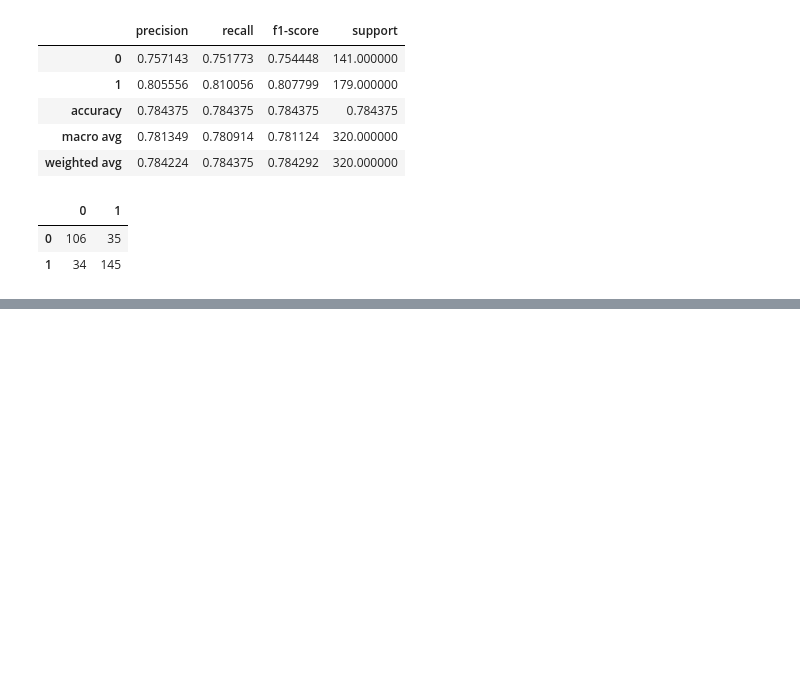
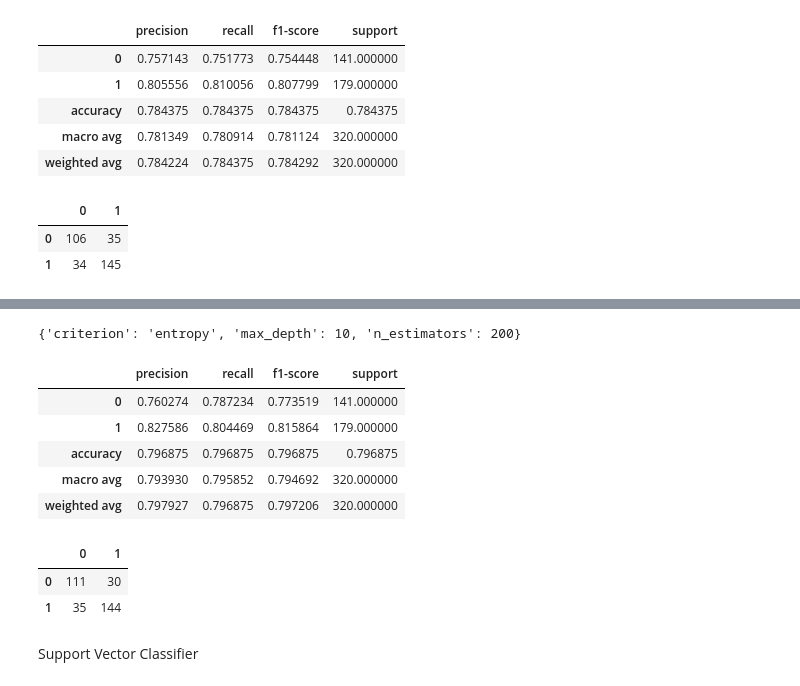
Before and after one commit to GustavoGil13/classifiers-red-wine-quality, a Jupyter notebook: classifiers.ipynb, the cells around one changed output, grey strips where cells are left out. Drawn from its saved outputs; the diff is of its cells as text; code cells hidden in the pictures; blank space fills up the shorter version.

```diff
--- a/classifiers.ipynb
+++ b/classifiers.ipynb
@@ -43,7 +43,7 @@ warnings.filterwarnings("ignore")
 # %%
 np.random.seed(42)
 
-save = False
+save = True
 sns.set_palette("muted")
 
 if save:
@@ -256,7 +256,9 @@ Models
 We are going to use sklearn's **GridSearchCV** to exhaustively search for the best parameters to tune our models
 # %%
 models_best_results = []
-cv = 10
+models_results = []
+cv = 5
+models_best_parameters = {}
 # %% [markdown]
 Logistic Regression
 # %%
@@ -265,0 +286,3 @@ y_pred = lr.predict(X_test)
+# %%
+gscv = GridSearchCV(estimator=lr, param_grid={"C": [0.1, 0.8, 0.9, 1, 1.1, 1.2, 1.3, 1.4]}, cv = cv, scoring = "accuracy", verbose = 3)
+gscv.fit(X_train, y_train)
@@ -266,3 +315,7 @@ y_pred = lr.predict(X_test)
+# %%
+lr = LogisticRegression(C = gscv.best_params_["C"], random_state = 42)
+lr.fit(X_train, y_train)
+y_pred = lr.predict(X_test)
 # %%
 report = classification_report(y_test, y_pred, output_dict=True)
 df_report = pd.DataFrame(report).transpose()
@@ -458,3 +488,8 @@ gscv.best_params_
+# %%
+models_best_parameters["rfc"] = gscv.best_params_
+gscv.best_params_
+# %% [output]
+{'criterion': 'entropy', 'max_depth': 10, 'n_estimators': 200}
 # %%
 rfc = RandomForestClassifier(n_estimators=gscv.best_params_["n_estimators"], criterion=gscv.best_params_["criterion"], max_depth=gscv.best_params_["max_depth"], random_state = 42)
 rfc.fit(X_train, y_train)
@@ -462,11 +497,22 @@ y_pred = rfc.predict(X_test)
 # %%
 report = classification_report(y_test, y_pred, output_dict=True)
 df_report = pd.DataFrame(report).transpose()
 if save:
-    df_report.to_csv("tables/rfc_report.csv")
+    df_report.to_csv(f"tables/rfc_report_cv_{cv}.csv")
 df_report
+# %% [output]
+|  | precision | recall | f1-score | support |
+| 0 | 0.760274 | 0.787234 | 0.773519 | 141.000000 |
+| 1 | 0.827586 | 0.804469 | 0.815864 | 179.000000 |
+| accuracy | 0.796875 | 0.796875 | 0.796875 | 0.796875 |
+| macro avg | 0.793930 | 0.795852 | 0.794692 | 320.000000 |
+| weighted avg | 0.797927 | 0.796875 | 0.797206 | 320.000000 |
 # %%
 cm = pd.DataFrame(confusion_matrix(y_test, y_pred))
 if save:
-    cm.to_csv("tables/rfc_cm.csv")
+    cm.to_csv(f"tables/rfc_cm_cv_{cv}.csv")
 cm
+# %% [output]
+|  | 0 | 1 |
+| 0 | 111 | 30 |
+| 1 | 35 | 144 |
@@ -472,0 +521,2 @@ cm
+# %% [markdown]
+Support Vector Classifier
```
Also changed, not shown: parts of 61 cells of this notebook.
